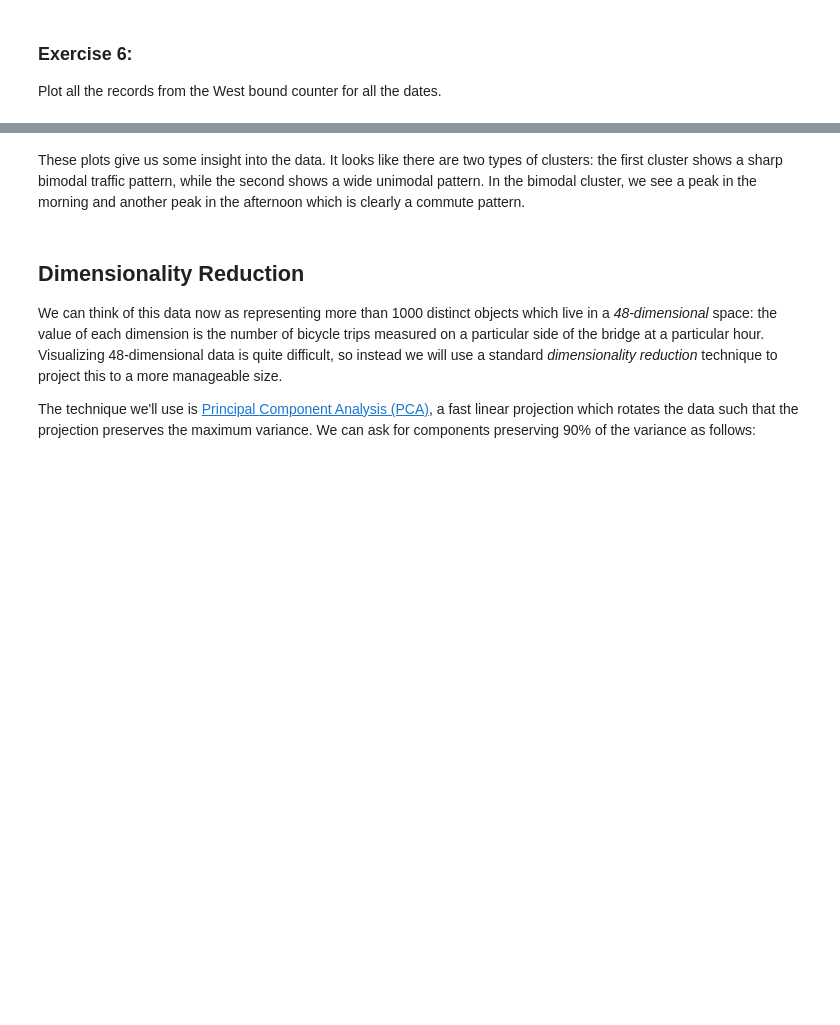
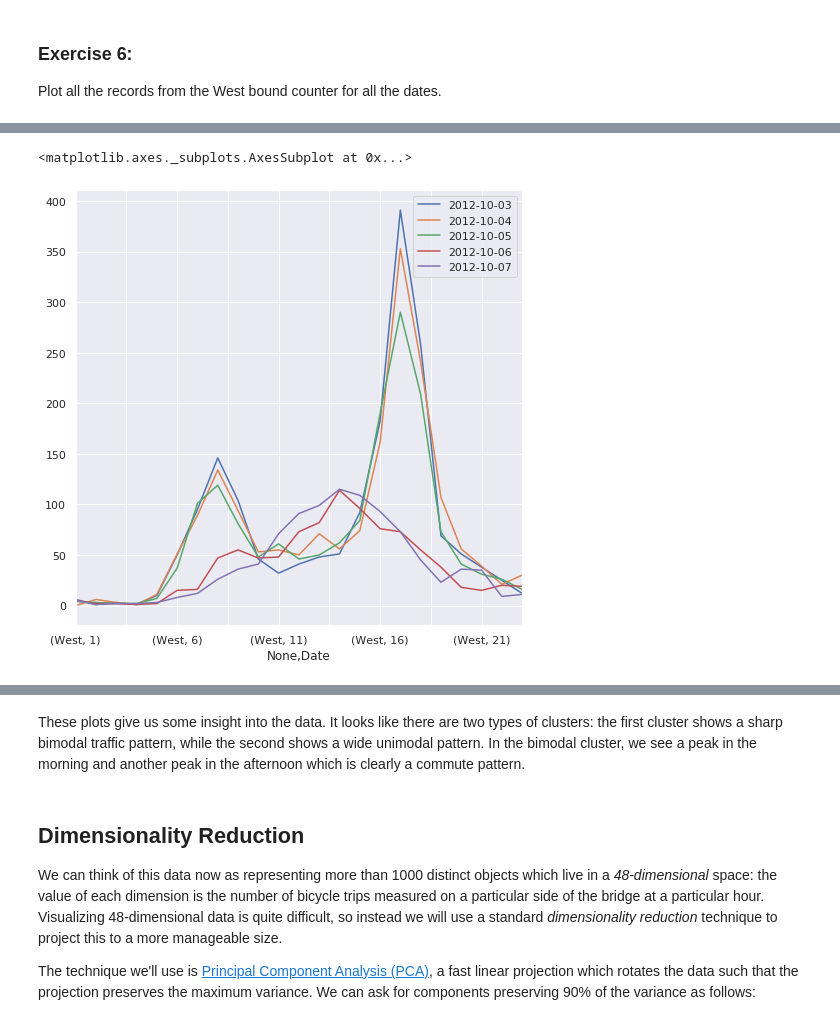
Before and after one commit to shravani96v/comp840-ML, a Jupyter notebook: materials/week11/SeattleBike0.ipynb, the cells around one changed output, grey strips where cells are left out. Drawn from its saved outputs; the diff is of its cells as text; code cells hidden in the pictures; blank space fills up the shorter version.

```diff
--- a/materials/week11/SeattleBike0.ipynb
+++ b/materials/week11/SeattleBike0.ipynb
@@ -118,0 +202,5 @@ Plot all the records from the West bound counter for all the dates.
+# %%
+first_five_west.T.plot(figsize=(8, 8))
+# %% [output]
+<matplotlib.axes._subplots.AxesSubplot at 0x...>
+[figure, added]
```
Also changed, not shown: parts of 40 cells of this notebook, 6 other files.
